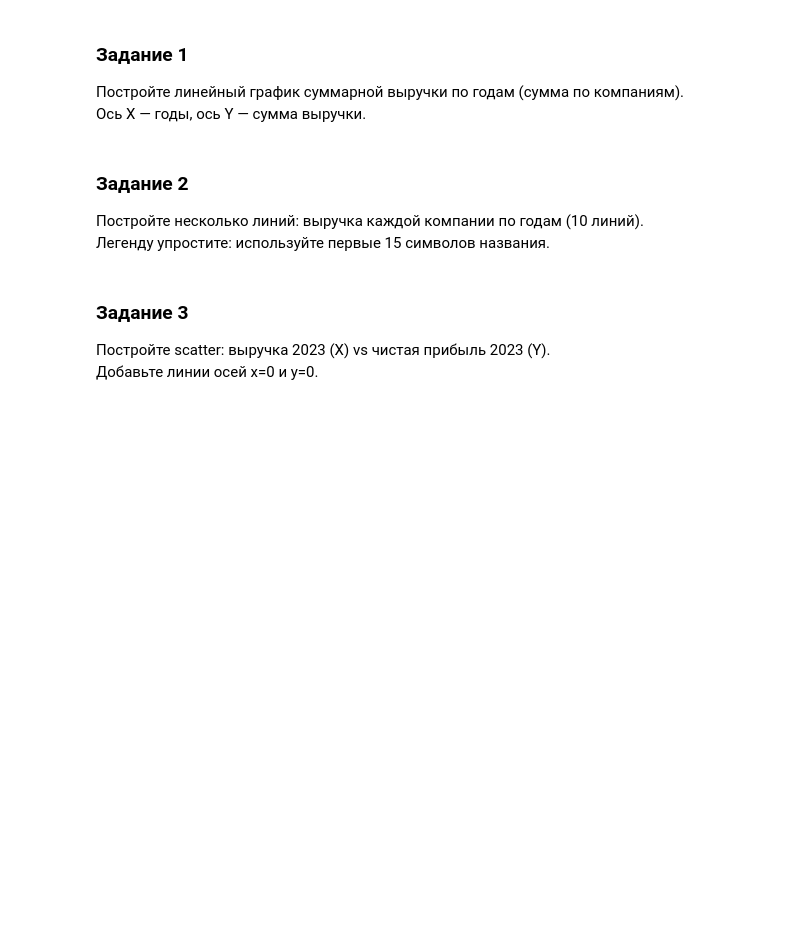
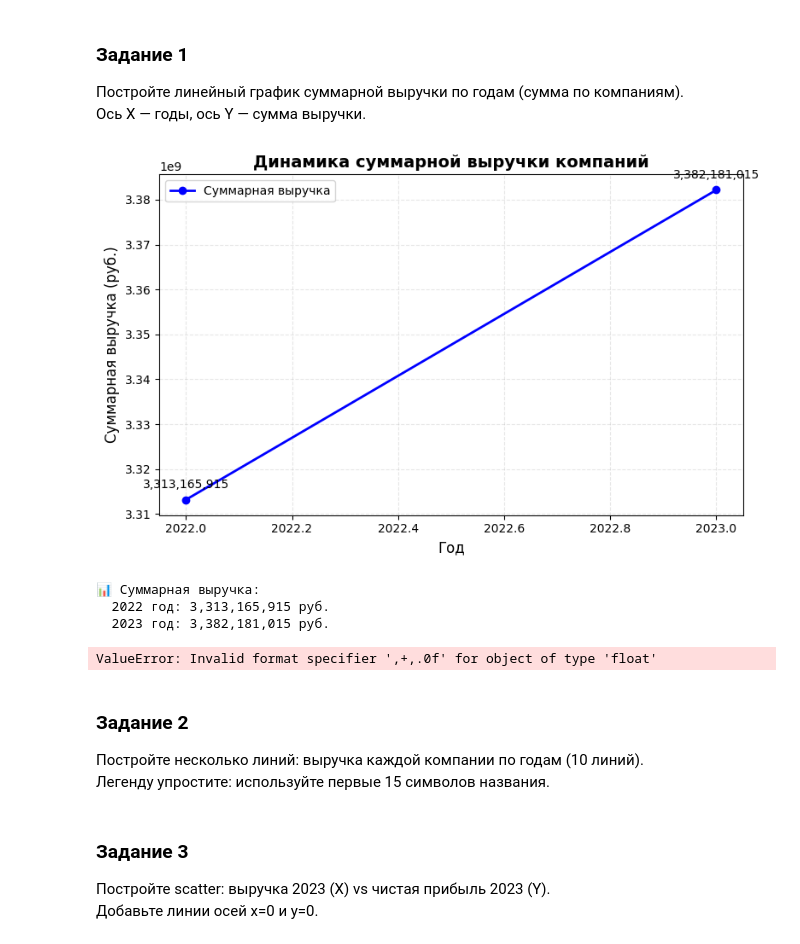
Before and after one commit to Prashkov1ch/python-ai-Prashkovich-Anna, a Jupyter notebook: Копия_Lab03_Economists_Student.ipynb, the cells around one changed output. Saved outputs shown, nothing was run; the diff lists cells and outputs as text; code cells hidden in the pictures; blank space fills up the shorter version.

```diff
--- a/Копия_Lab03_Economists_Student.ipynb
+++ b/Копия_Lab03_Economists_Student.ipynb
@@ -67,3 +98,65 @@ NameError: name 'np' is not defined
+# %%
+# Задание 1: Линейный график суммарной выручки по годам
+
+# 1. Импортируем matplotlib для построения графиков
+import matplotlib.pyplot as plt
+
+# 2. Рассчитываем суммарную выручку по годам
+# Используем np.nansum, чтобы игнорировать NaN значения при суммировании
+# revenue[:, 0] — выручка за 2022 год (все компании, столбец 0)
+# revenue[:, 1] — выручка за 2023 год (все компании, столбец 1)
+total_revenue_2022 = np.nansum(revenue[:, 0])
+total_revenue_2023 = np.nansum(revenue[:, 1])
+total_revenue = [total_revenue_2022, total_revenue_2023]
+
+# 3. Создаём фигуру и оси для графика
+plt.figure(figsize=(8, 5))  # Размер графика: 8×5 дюймов
+
+# 4. Строим линейный график
+# years — значения по оси X ([2022, 2023])
+# total_revenue — значения по оси Y (суммы выручки)
+# marker='o' — добавляет точки на линию
+# linewidth=2 — толщина линии
+# color='blue' — цвет линии
+plt.plot(years, total_revenue, marker='o', linewidth=2, color='blue', label='Суммарная выручка')
+
+# 5. Добавляем подписи осей и заголовок
+plt.xlabel('Год', fontsize=12)                    # Подпись оси X
+plt.ylabel('Суммарная выручка (руб.)', fontsize=12)  # Подпись оси Y
+plt.title('Динамика суммарной выручки компаний', fontsize=14, fontweight='bold')  # Заголовок
+
+# 6. Добавляем сетку для удобства чтения
+plt.grid(True, alpha=0.3, linestyle='--')  # alpha — прозрачность сетки
+
+# 7. Добавляем подписи значений над точками
+for i, (year, val) in enumerate(zip(years, total_revenue)):
+    plt.annotate(f'{val:,.0f}',
+                 xy=(year, val),
+                 xytext=(0, 10),  # смещение текста на 10 пикселей вверх
+                 textcoords='offset points',
+                 ha='center',      # горизонтальное выравнивание по центру
+                 fontsize=10)
+
+# 8. Добавляем легенду
+plt.legend(fontsize=10)
+
+# 9. Оптимизируем расположение элементов, чтобы ничего не обрезалось
+plt.tight_layout()
+
+# 10. Показываем график
+plt.show()
+
+# 11. Выводим числовые значения для справки
+print("📊 Суммарная выручка:")
+print(f"  2022 год: {total_revenue_2022:,.0f} руб.")
+print(f"  2023 год: {total_revenue_2023:,.0f} руб.")
+print(f"  Изменение: {total_revenue_2023 - total_revenue_2022:,+,.0f} руб.")
+# %% [output]
+[figure, added]
+📊 Суммарная выручка:
+  2022 год: 3,313,165,915 руб.
+  2023 год: 3,382,181,015 руб.
+ValueError: Invalid format specifier ',+,.0f' for object of type 'float'
 # %% [markdown]
 ### Задание 2
 Постройте несколько линий: выручка каждой компании по годам (10 линий).
```
Also changed, not shown: parts of 2 cells of this notebook.
